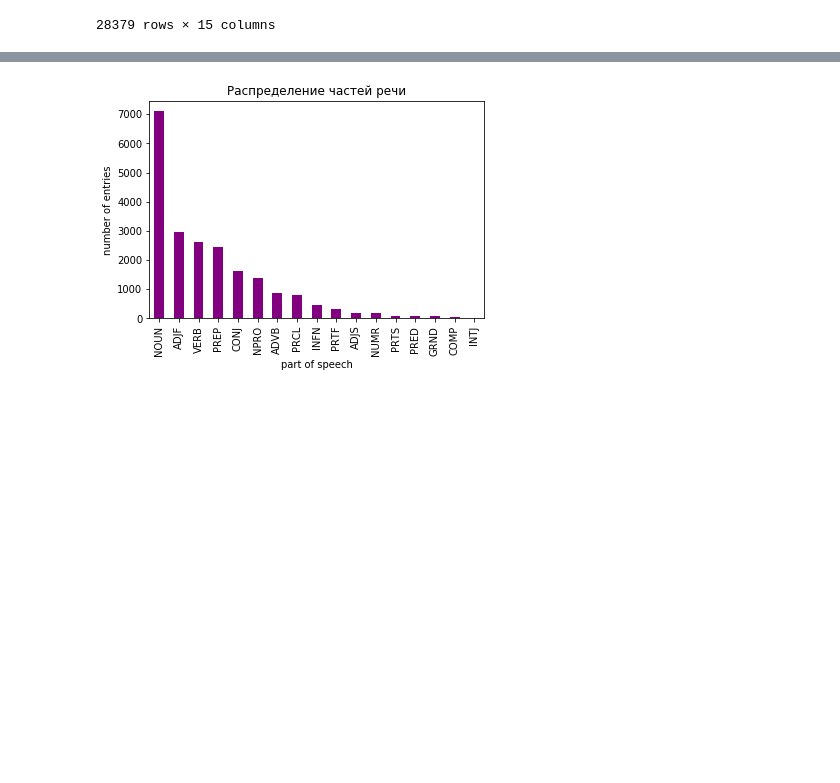
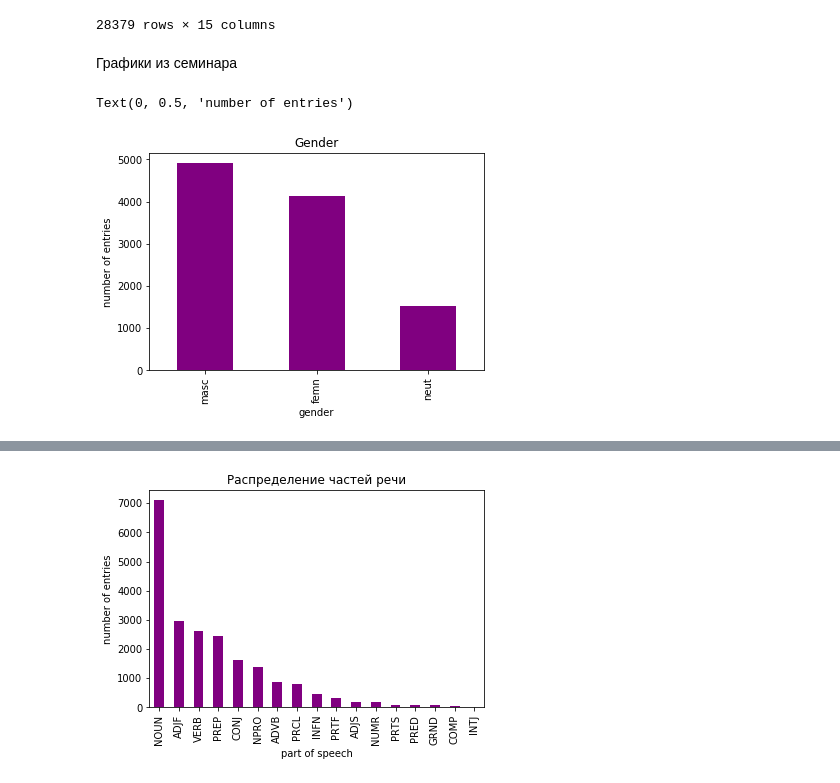
Before and after one commit to hse-ling-python/hw-2-groups-1-2-Veronika2311, a Jupyter notebook: Ganeeva_Veronika_hw2_2.ipynb, the cells around one changed output, grey strips where cells are left out. Drawn from its saved outputs; the diff is of its cells as text; code cells hidden in the pictures; blank space fills up the shorter version.

```diff
--- a/Ganeeva_Veronika_hw2_2.ipynb
+++ b/Ganeeva_Veronika_hw2_2.ipynb
@@ -82,3 +82,15 @@ df
 | 28377 | None | None | None | None | None | None | None | * | None | None | ... |
 | 28378 | None | None | None | None | None | None | None | % | None | None | ... |
 28379 rows × 15 columns
+# %% [markdown]
+Графики из семинара
+# %%
+import matplotlib.pyplot as plt
+
+df['gender'].value_counts().plot.bar(color='purple'); # барплот сразу из датафрейма
+plt.title('Gender')
+plt.xlabel('gender')
+plt.ylabel('number of entries')
+# %% [output]
+Text(0, 0.5, 'number of entries')
+[figure, added]
```
Also changed, not shown: parts of 6 cells of this notebook.
